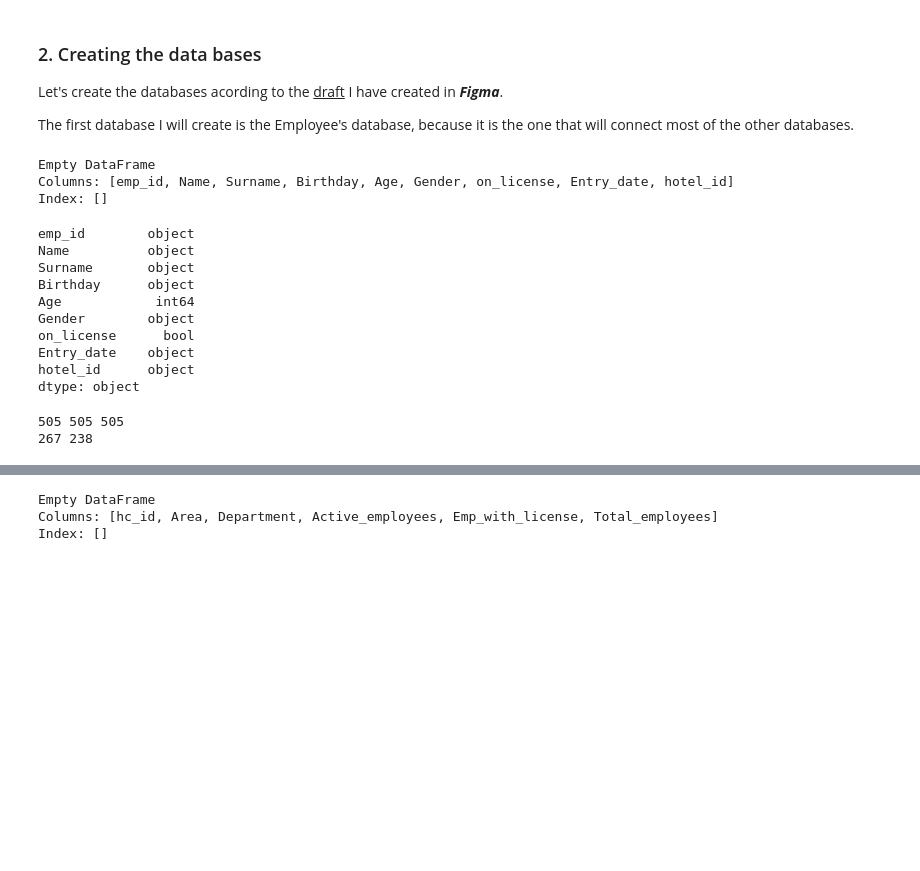
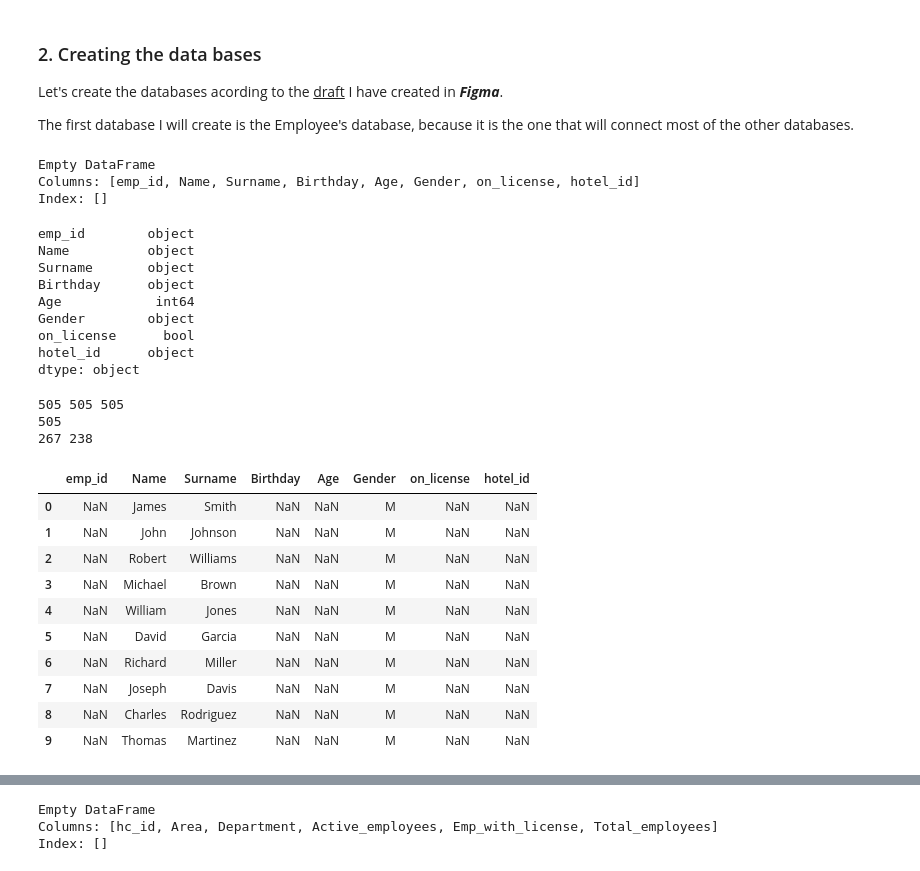
Before and after one commit to nachogalasso/da_python, a Jupyter notebook: hotel_hranalytics/databases.ipynb, the cells around one changed output, grey strips where cells are left out. Cells and saved outputs as stored; diff of their text form; code cells hidden in the pictures; blank space fills up the shorter version.

Commit message:
Employee and Hotel database

```diff
--- a/hotel_hranalytics/databases.ipynb
+++ b/hotel_hranalytics/databases.ipynb
@@ -33,14 +33,14 @@ warnings.filterwarnings('ignore')
 <p>The first database I will create is the Employee's database, because it is the one that will connect most of the other databases.</p>
 # %%
 # Employee's database
-emp_schema = {'emp_id':'str', 'Name':'str', 'Surname':'str', 'Birthday':'object', 'Age':'int64', 'Gender':'str', 'on_license':'bool','Entry_date':'object','hotel_id':'str'}
+emp_schema = {'emp_id':'str', 'Name':'str', 'Surname':'str', 'Birthday':'object', 'Age':'int64', 'Gender':'str', 'on_license':'bool','hotel_id':'str'}
 emp_df = pd.DataFrame(columns=emp_schema.keys()).astype(emp_schema)
 
 print(emp_df)
 emp_df.dtypes
 # %% [output]
 Empty DataFrame
-Columns: [emp_id, Name, Surname, Birthday, Age, Gender, on_license, Entry_date, hotel_id]
+Columns: [emp_id, Name, Surname, Birthday, Age, Gender, on_license, hotel_id]
 Index: []
 emp_id        object
 Name          object
@@ -49,7 +49,6 @@ Birthday      object
 Age            int64
 Gender        object
 on_license      bool
-Entry_date    object
 hotel_id      object
 dtype: object
 # %%
@@ -118,8 +117,24 @@ gender = ['M','M', 'M', 'M', 'M', 'M', 'M', 'M', 'M', 'M', 'M', 'M', 'M', 'M', '
 
-emp_age = np.random.randint(20, 68, size=505)
+emp_df['Name'] = names
+emp_df['Surname'] = surnames
+emp_df['Gender'] = gender
 
 print(len(names), len(surnames), len(gender))
+print(len(emp_df))
 print(gender.count('M'), gender.count('F'))
+emp_df.head(10)
 # %% [output]
 505 505 505
+505
 267 238
+|  | emp_id | Name | Surname | Birthday | Age | Gender | on_license | hotel_id |
+| 0 | NaN | James | Smith | NaN | NaN | M | NaN | NaN |
+| 1 | NaN | John | Johnson | NaN | NaN | M | NaN | NaN |
+| 2 | NaN | Robert | Williams | NaN | NaN | M | NaN | NaN |
+| 3 | NaN | Michael | Brown | NaN | NaN | M | NaN | NaN |
+| 4 | NaN | William | Jones | NaN | NaN | M | NaN | NaN |
+| 5 | NaN | David | Garcia | NaN | NaN | M | NaN | NaN |
+| 6 | NaN | Richard | Miller | NaN | NaN | M | NaN | NaN |
+| 7 | NaN | Joseph | Davis | NaN | NaN | M | NaN | NaN |
+| 8 | NaN | Charles | Rodriguez | NaN | NaN | M | NaN | NaN |
+| 9 | NaN | Thomas | Martinez | NaN | NaN | M | NaN | NaN |
```
Also changed, not shown: parts of 15 cells of this notebook, 1 other file.
